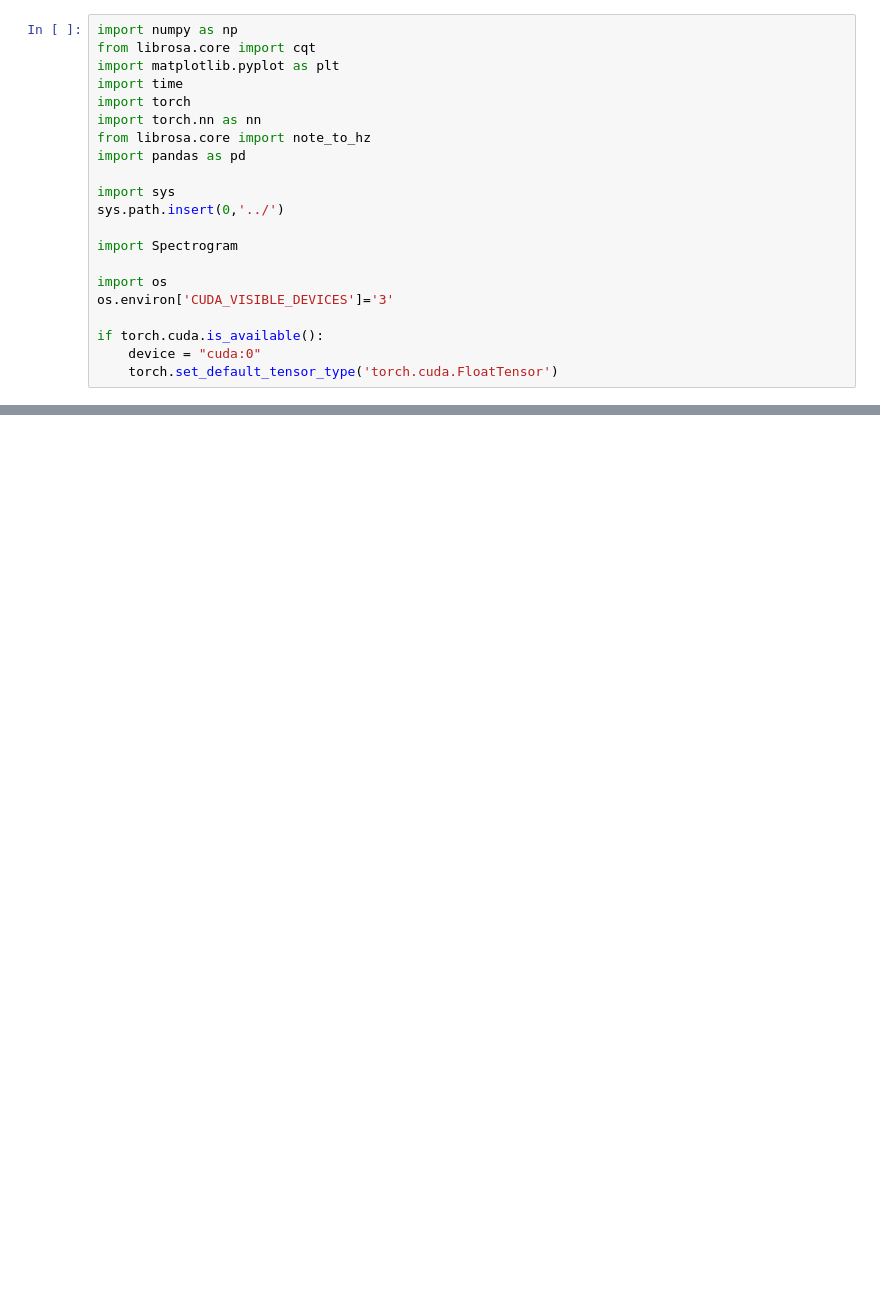
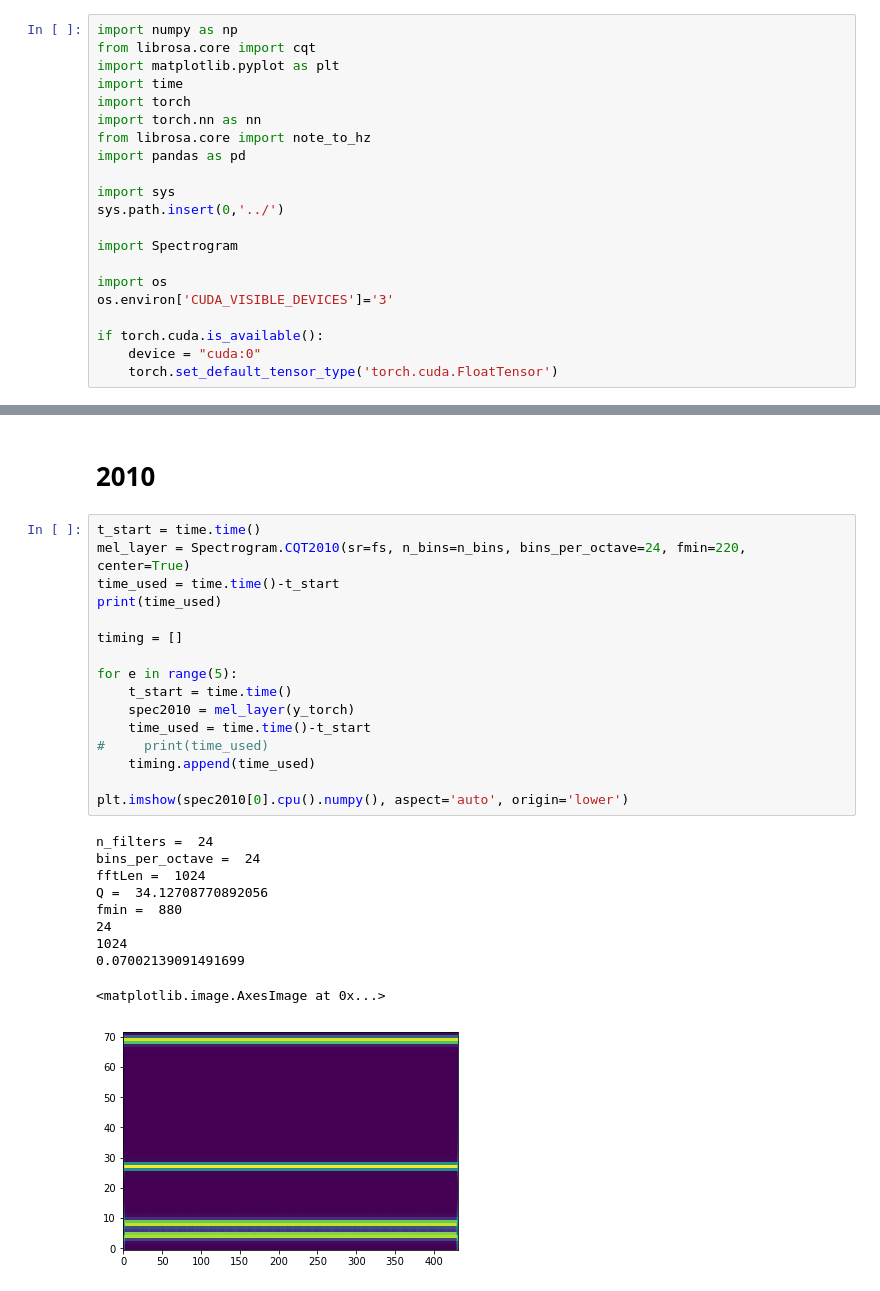
Before and after one commit to KinWaiCheuk/nnAudio, a Jupyter notebook: Speed_Test/CQT Torch-GPU.ipynb, the cells around one changed output, grey strips where cells are left out. Cells and saved outputs as stored; diff of their text form; blank space fills up the shorter version.

```diff
--- a/Speed_Test/CQT Torch-GPU.ipynb
+++ b/Speed_Test/CQT Torch-GPU.ipynb
@@ -67,0 +72,29 @@ plt.imshow(spec[0].cpu().numpy(), aspect='auto', origin='lower')
+# %% [markdown]
+# 2010
+# %%
+t_start = time.time()
+mel_layer = Spectrogram.CQT2010(sr=fs, n_bins=n_bins, bins_per_octave=24, fmin=220, center=True)
+time_used = time.time()-t_start
+print(time_used)
+
+timing = []
+
+for e in range(5):
+    t_start = time.time()
+    spec2010 = mel_layer(y_torch)
+    time_used = time.time()-t_start
+#     print(time_used)
+    timing.append(time_used)
+
+plt.imshow(spec2010[0].cpu().numpy(), aspect='auto', origin='lower')
+# %% [output]
+n_filters =  24
+bins_per_octave =  24
+fftLen =  1024
+Q =  34.12708770892056
+fmin =  880
+24
+1024
+0.07002139091491699
+<matplotlib.image.AxesImage at 0x...>
+[figure, added]
```
Also changed, not shown: parts of 17 cells of this notebook, 5 other files.
